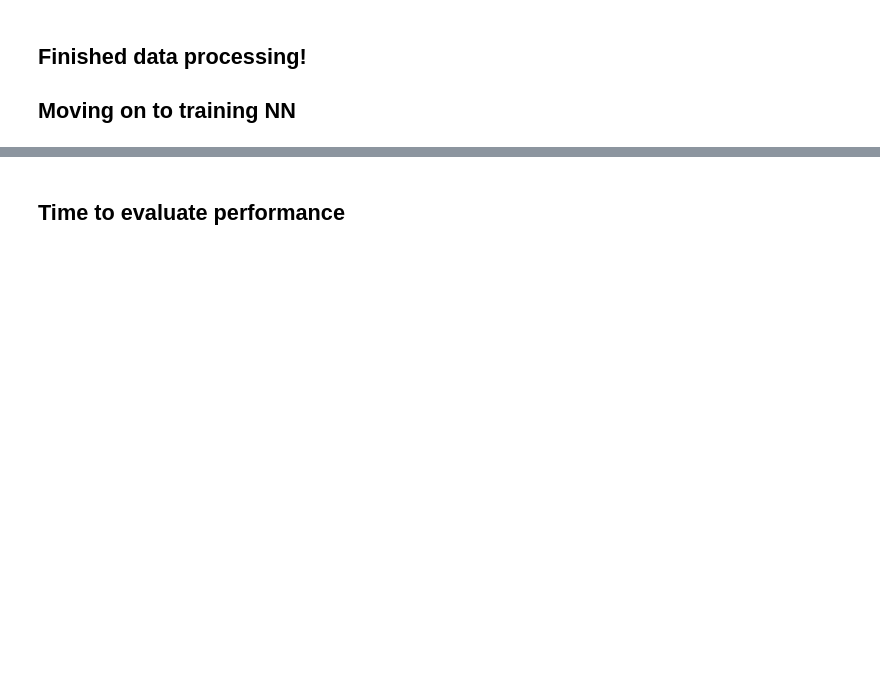
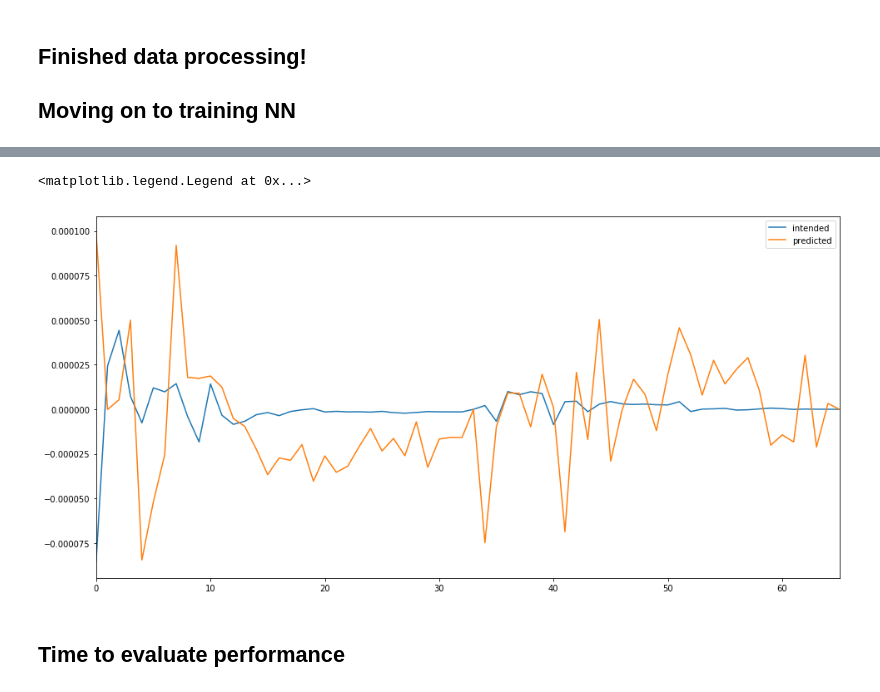
Before and after one commit to naissur/lextac-amp-modelling, a Jupyter notebook: mvp.ipynb, the cells around one changed output, grey strips where cells are left out. Saved outputs shown, nothing was run; the diff lists cells and outputs as text; code cells hidden in the pictures; blank space fills up the shorter version.

```diff
--- a/mvp.ipynb
+++ b/mvp.ipynb
@@ -514,3 +622,3 @@ np.max(list(map(lambda row: row, X_te_f)))
 # %%
-N_FEATURES = N_PEAKS * 4
+N_FEATURES = 66
 N_FEATURES
@@ -536,7 +668,16 @@ model
+# %%
+model.add(Dense(101, activation='relu'))
+model.add(Dropout(0.5))
+model.add(Dense(131, activation='relu'))
+model.add(Dense(171, activation='relu'))
+model.add(Dense(131, activation='relu'))
+model.add(Dense(101, activation='relu'))
+model.add(Dropout(0.5))
+model.add(Dense(N_FEATURES, activation=None))
 # %%
-model.add(Dense(49, activation='relu'))
-model.add(Dropout(0.2))
-model.add(Dense(87, activation='relu'))
-model.add(Dense(49, activation='relu'))
-model.add(Dropout(0.2))
-model.add(Dense(N_FEATURES, activation='relu'))
+# model.add(Dense(49, activation='relu'))
+# model.add(Dropout(0.2))
+# model.add(Dense(87, activation='relu'))
+# model.add(Dense(49, activation='relu'))
+# model.add(Dropout(0.2))
+# model.add(Dense(N_FEATURES, activation='relu'))
@@ -553,4 +687,4 @@ model.compile(loss='mean_squared_error',
 # %%
 %%time
 
-history = model.fit(X_tr_f, y_tr_f, batch_size=32, nb_epoch=24, verbose=1)
+history = model.fit(X_tr_f, y_tr_f, batch_size=32, epochs=24, verbose=1)
@@ -583,11 +772,14 @@ predict(model, X_te_f[0])
 # %%
 (fig, ax) = plt.subplots(figsize=(16, 8))
 
-I = 260
+I = 300
 
 pd.Series(y_te_f[I]).plot.line(ax=ax, label='intended')
 pd.Series(predict(model, X_te_f[I])).plot.line(ax=ax, label='predicted')
 ax.legend(loc="upper right")
+# %% [output]
+<matplotlib.legend.Legend at 0x...>
+[figure, added]
 # %% [markdown]
 ## Time to evaluate performance
 # %%
```
Also changed, not shown: parts of 28 cells of this notebook.
